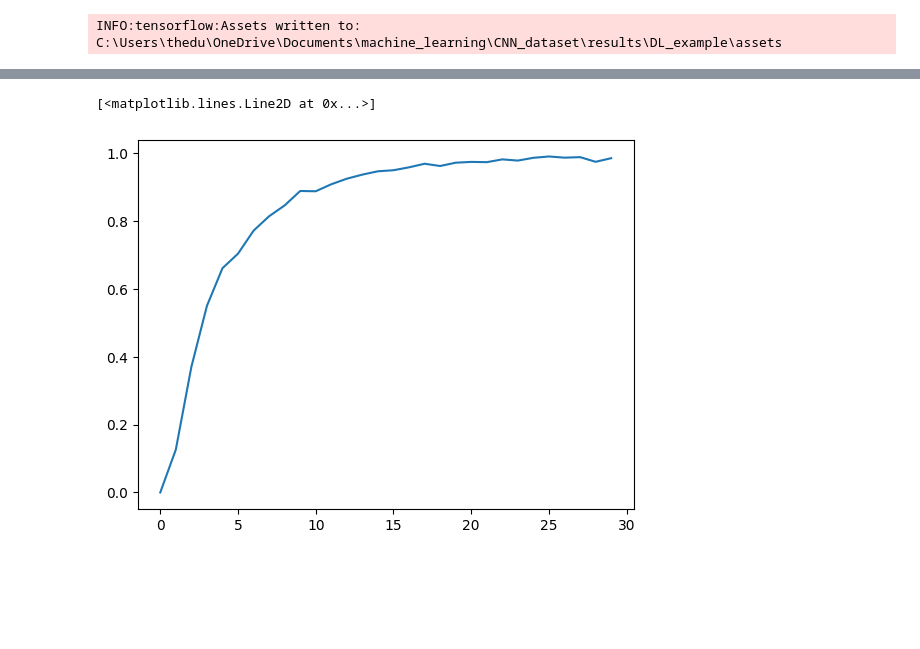
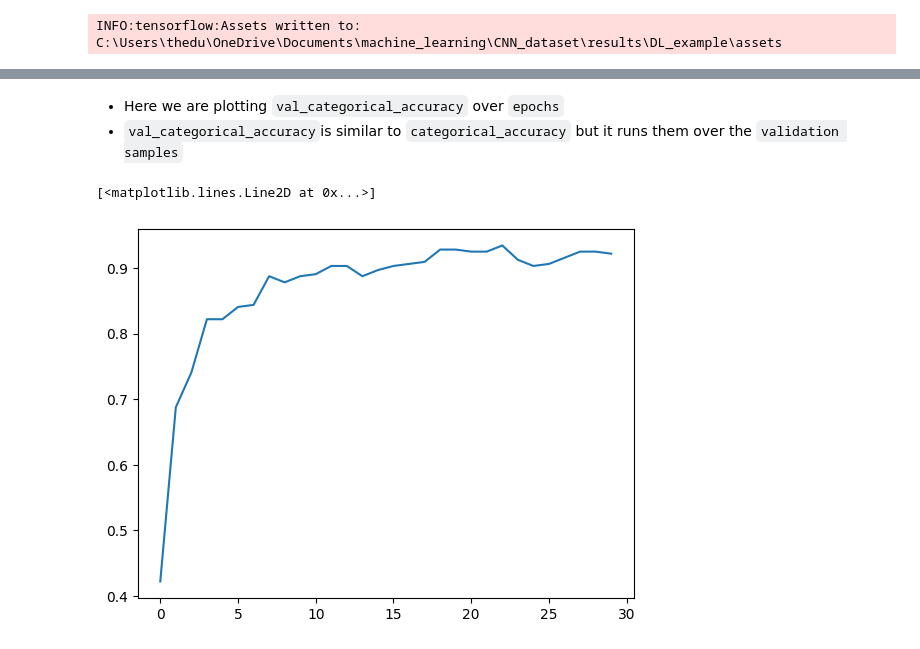
Before and after one commit to Pascalrjt/MachineLearning_DeepLearning_CNN, a Jupyter notebook: CNN_fish.ipynb, the cells around one changed output, grey strips where cells are left out. Drawn from its saved outputs; the diff is of its cells as text; code cells hidden in the pictures; blank space fills up the shorter version.

```diff
--- a/CNN_fish.ipynb
+++ b/CNN_fish.ipynb
@@ -213,5 +250,8 @@ plt.plot(history['categorical_accuracy'])
+# %% [markdown]
+- Here we are plotting `val_categorical_accuracy` over `epochs`
+- `val_categorical_accuracy`is similar to `categorical_accuracy` but it runs them over the `validation samples`
 # %%
-plt.plot(history['recall_27'])
+plt.plot(history['val_categorical_accuracy'])
 # %% [output]
 [<matplotlib.lines.Line2D at 0x...>]
-[figure, old version]
+[figure, new version]
```
Also changed, not shown: parts of 24 cells of this notebook.
